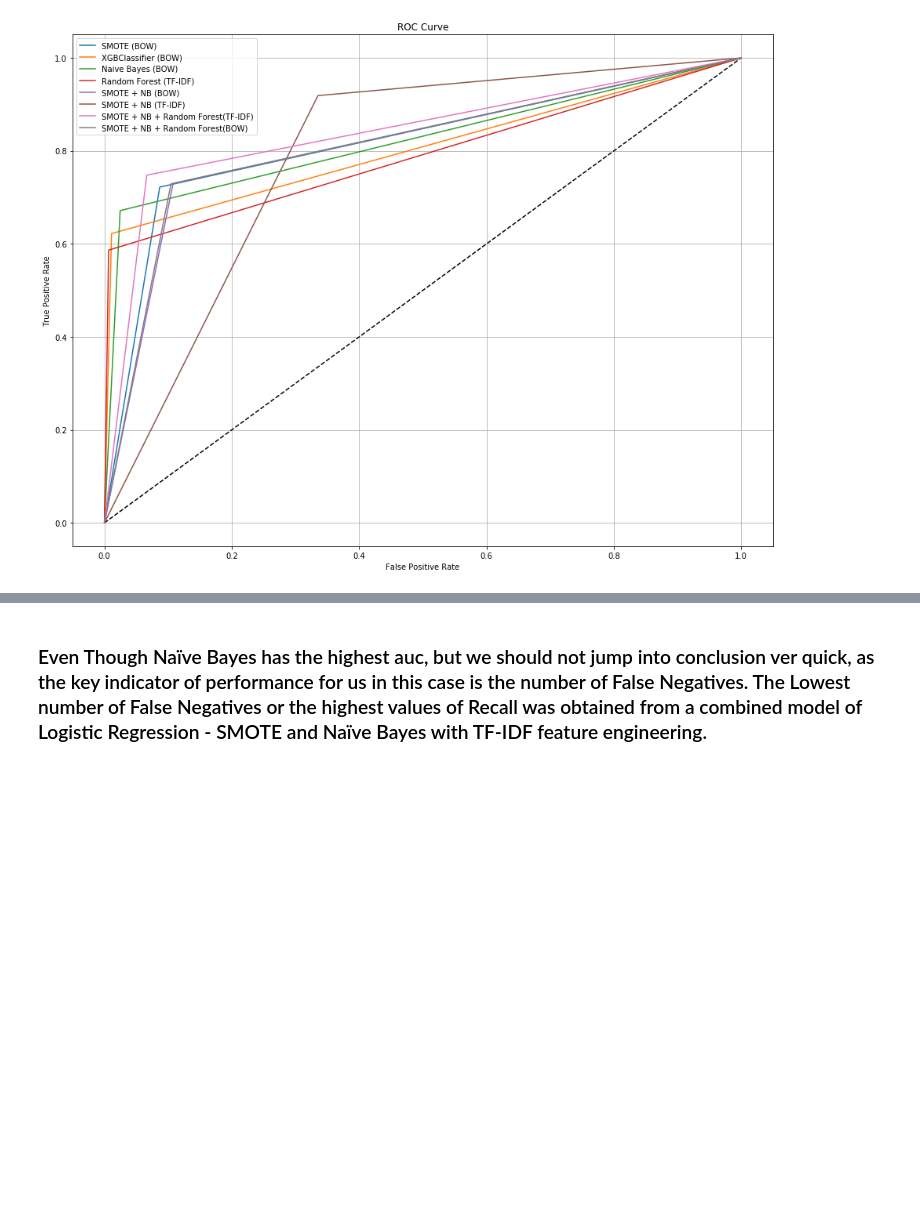
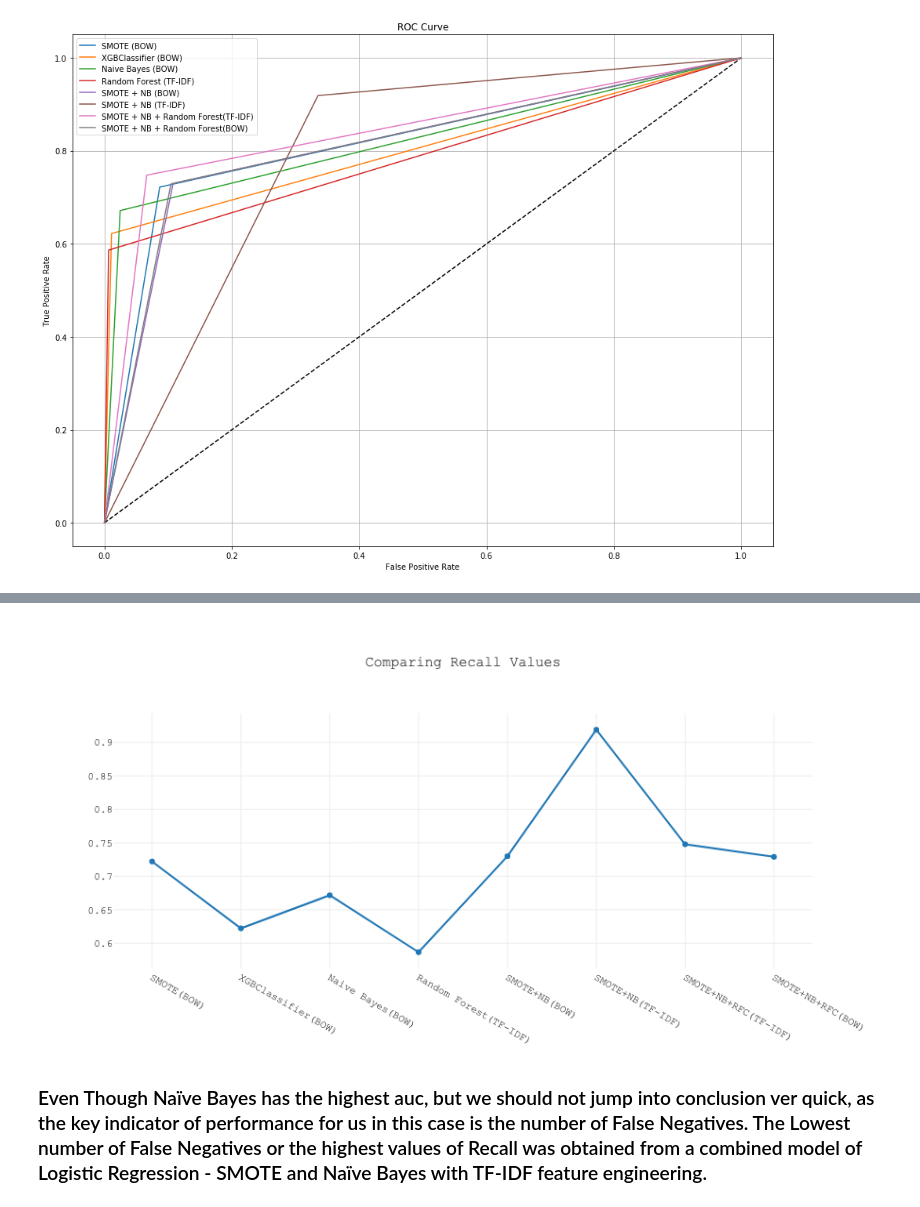
Before and after one commit to Mernegar/Toxic-Comment, a Jupyter notebook: Traditional Machine Learning/Traditional Machine Learning.ipynb, the cells around one changed output, grey strips where cells are left out. Drawn from its saved outputs; the diff is of its cells as text; code cells hidden in the pictures; blank space fills up the shorter version.

```diff
--- a/Traditional Machine Learning/Traditional Machine Learning.ipynb
+++ b/Traditional Machine Learning/Traditional Machine Learning.ipynb
@@ -907,6 +912,11 @@ py.iplot(fig , filename='basic-bar')
 # %% [output]
 Consider using IPython.display.IFrame instead
 [interactive output not drawn]
+# %%
+from IPython.display import Image
+Image(filename="Recall.png")
+# %% [output]
+[figure, added]
 # %% [markdown]
 
 ### Even Though Naïve Bayes has the highest auc, but we should not jump into conclusion ver quick, as the key indicator of performance for us in this case is the number of False Negatives. The Lowest number of False Negatives or the highest values of Recall was obtained from a combined model of  Logistic Regression - SMOTE and Naïve Bayes with TF-IDF feature engineering.
```
Also changed, not shown: parts of 3 cells of this notebook.
